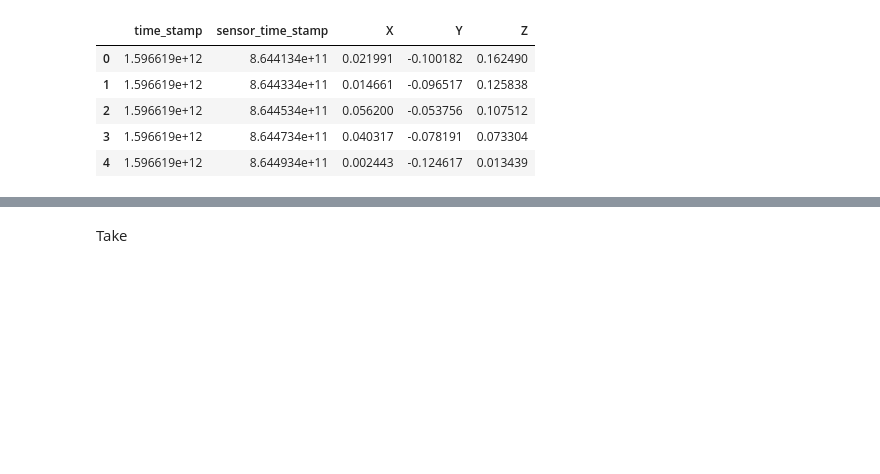
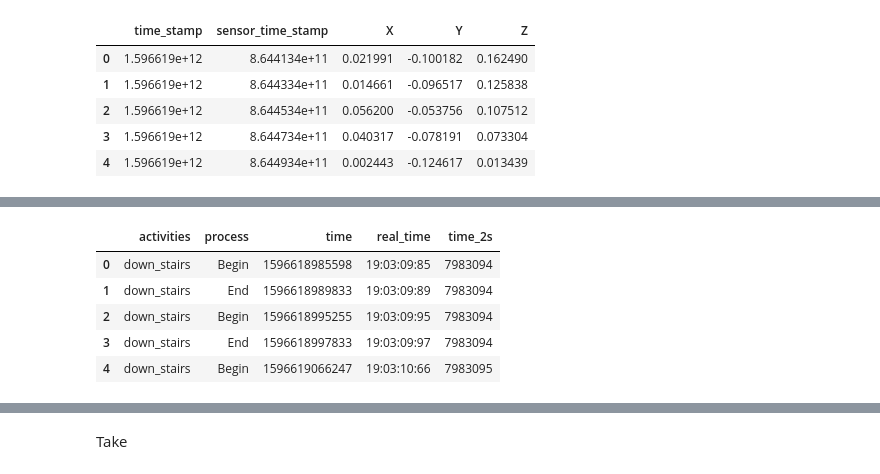
Before and after one commit to koka-koala/fallguys, a Jupyter notebook: notebooks/jin_intro.ipynb, the cells around one changed output, grey strips where cells are left out. Saved outputs shown, nothing was run; the diff lists cells and outputs as text; code cells hidden in the pictures; blank space fills up the shorter version.

```diff
--- a/notebooks/jin_intro.ipynb
+++ b/notebooks/jin_intro.ipynb
@@ -173,0 +185,9 @@ final_an_csv.tail(20)
+# %%
+final_an_csv.head()
+# %% [output]
+|  | activities | process | time | real_time | time_2s |
+| 0 | down_stairs | Begin | 1596618985598 | 19:03:09:85 | 7983094 |
+| 1 | down_stairs | End | 1596618989833 | 19:03:09:89 | 7983094 |
+| 2 | down_stairs | Begin | 1596618995255 | 19:03:09:95 | 7983094 |
+| 3 | down_stairs | End | 1596618997833 | 19:03:09:97 | 7983094 |
+| 4 | down_stairs | Begin | 1596619066247 | 19:03:10:66 | 7983095 |
```
Also changed, not shown: parts of 22 cells of this notebook.
